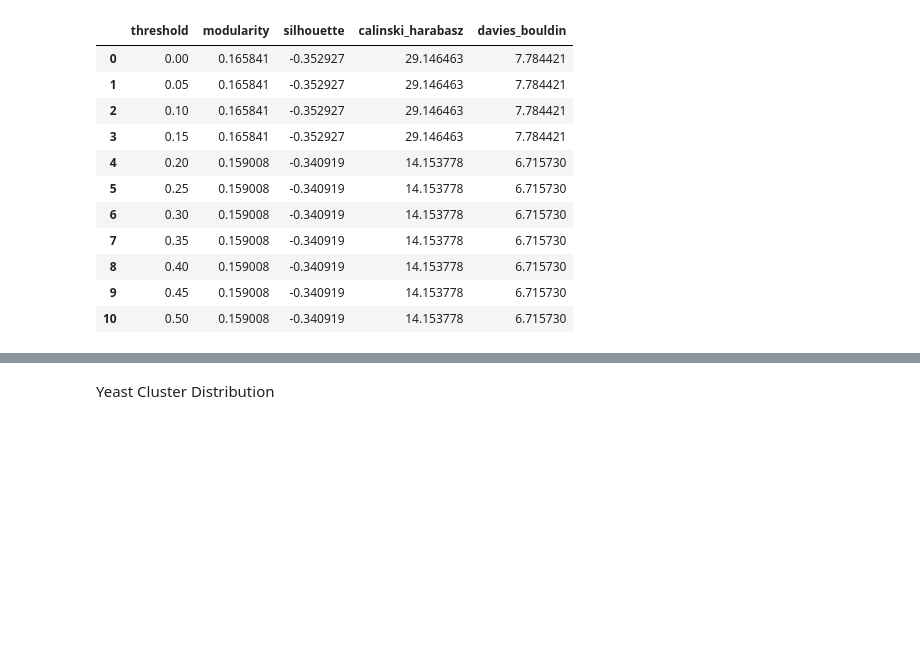
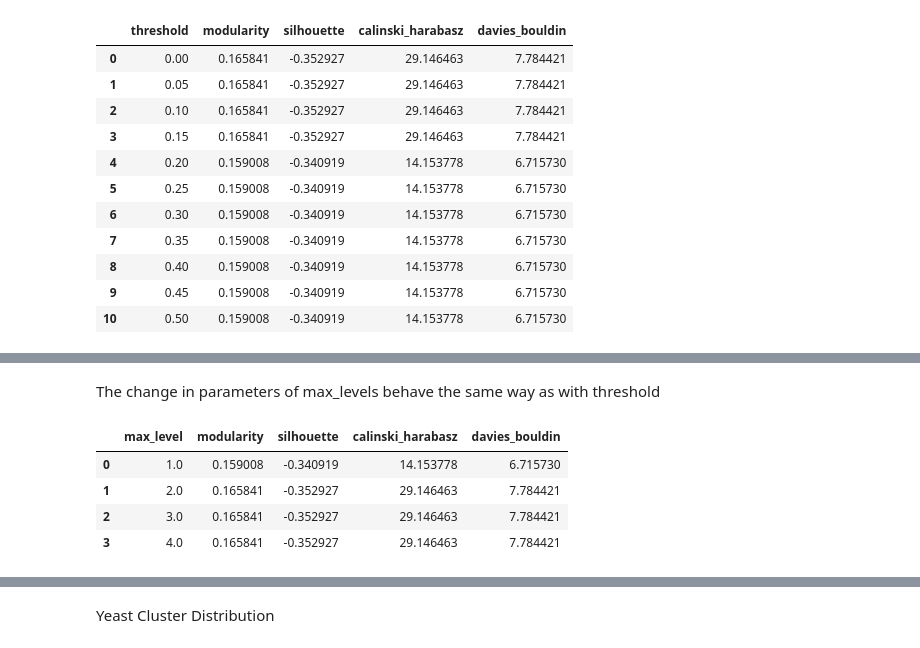
Before and after one commit to itmorgan/SC4200-Proj-One, a Jupyter notebook: louvain.ipynb, the cells around one changed output, grey strips where cells are left out. Cells and saved outputs as stored; diff of their text form; code cells hidden in the pictures; blank space fills up the shorter version.

```diff
--- a/louvain.ipynb
+++ b/louvain.ipynb
@@ -129,0 +157,42 @@ plt.plot(results['threshold'], results['silhouette'])
+# %% [markdown]
+The change in parameters of max_levels behave the same way as with threshold
+# %%
+levels = np.arange(1, 5, 1)
+lvl_result = pd.DataFrame(columns=['max_level', 'modularity', 'silhouette', 'calinski_harabasz', 'davies_bouldin'])
+adj_matrix = nx.to_numpy_array(G_yeast)
+for level in levels:
+    #Conduct louvain community detection
+    yeast_grps = nx.community.louvain_communities(G_yeast, max_level=level, seed=42)
+
+    #Obtain modularity score
+    mod = modularity(G_yeast, yeast_grps)
+    lvl_result.loc[len(lvl_result)] = [level, mod, None, None, None]
+    lvl_result.loc[lvl_result['max_level'] == level, 'modularity'] = mod
+
+    #Prepare data for clustering metrics
+    node_labels = []
+    for node in G_yeast.nodes():
+        label = -1  # Default label for nodes not in any community
+        for idx, grp in enumerate(yeast_grps):
+            if node in grp:
+                label = idx
+                break
+        node_labels.append(label)
+
+    #Calculate clustering metrics
+    ch = calinski_harabasz_score(adj_matrix, node_labels)
+    db = davies_bouldin_score(adj_matrix, node_labels)
+    sil = silhouette_score(adj_matrix, node_labels)
+
+    #Store results
+    lvl_result.loc[lvl_result['max_level'] == level, 'silhouette'] = sil
+    lvl_result.loc[lvl_result['max_level'] == level, 'calinski_harabasz'] = ch
+    lvl_result.loc[lvl_result['max_level'] == level, 'davies_bouldin'] = db
+
+lvl_result.head(20)
+# %% [output]
+|  | max_level | modularity | silhouette | calinski_harabasz | davies_bouldin |
+| 0 | 1.0 | 0.159008 | -0.340919 | 14.153778 | 6.715730 |
+| 1 | 2.0 | 0.165841 | -0.352927 | 29.146463 | 7.784421 |
+| 2 | 3.0 | 0.165841 | -0.352927 | 29.146463 | 7.784421 |
+| 3 | 4.0 | 0.165841 | -0.352927 | 29.146463 | 7.784421 |
```
Also changed, not shown: parts of 15 cells of this notebook.
